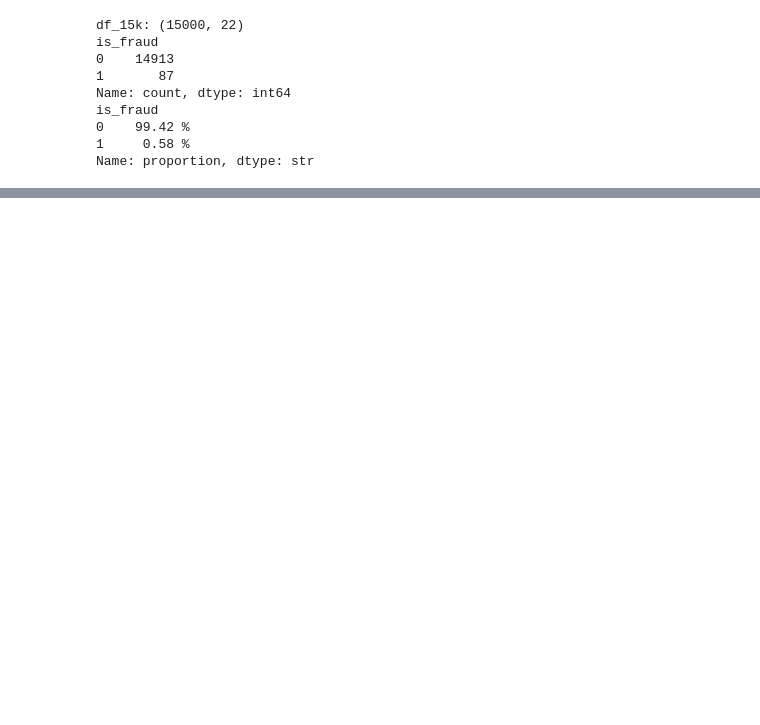
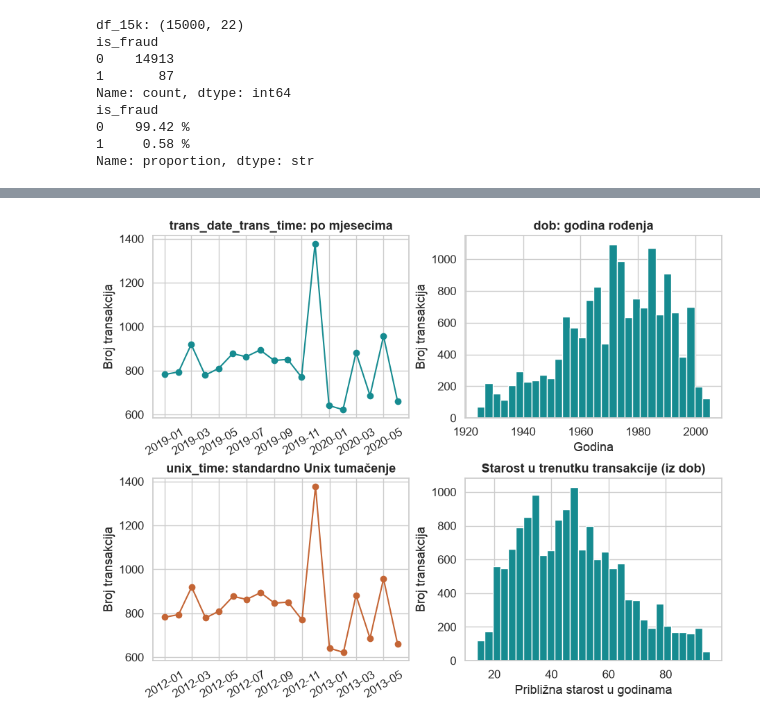
Before and after one commit to bakir004/mu, a Jupyter notebook: projekat.ipynb, the cells around one changed output, grey strips where cells are left out. Drawn from its saved outputs; the diff is of its cells as text; code cells hidden in the pictures; blank space fills up the shorter version.

```diff
--- a/projekat.ipynb
+++ b/projekat.ipynb
@@ -117,0 +445,17 @@ Name: proportion, dtype: str
+# %%
+fig, axes = plt.subplots(2, 2, figsize=(9, 7), constrained_layout=True)
+month_counts = eda['trans_datetime'].dt.to_period('M').value_counts().sort_index()
+axes[0, 0].plot(month_counts.index.to_timestamp(), month_counts, marker='o', color='#168B90')
+axes[0, 0].set(title='trans_date_trans_time: po mjesecima', ylabel='Broj transakcija')
+axes[0, 0].tick_params(axis='x', rotation=30)
+axes[0, 1].hist(eda['birth_datetime'].dt.year, bins=30, color='#168B90', edgecolor='white')
+axes[0, 1].set(title='dob: godina rođenja', xlabel='Godina', ylabel='Broj transakcija')
+unix_month = eda['unix_datetime'].dt.to_period('M').value_counts().sort_index()
+axes[1, 0].plot(unix_month.index.to_timestamp(), unix_month, marker='o', color='#C46535')
+axes[1, 0].set(title='unix_time: standardno Unix tumačenje', ylabel='Broj transakcija')
+axes[1, 0].tick_params(axis='x', rotation=30)
+axes[1, 1].hist(eda['age_years'], bins=30, color='#168B90', edgecolor='white')
+axes[1, 1].set(title='Starost u trenutku transakcije (iz dob)', xlabel='Približna starost u godinama', ylabel='Broj transakcija')
+show_plot(fig, 'datumi.png')
+# %% [output]
+[figure, added]
```
Also changed, not shown: parts of 59 cells of this notebook, 23 other files.
